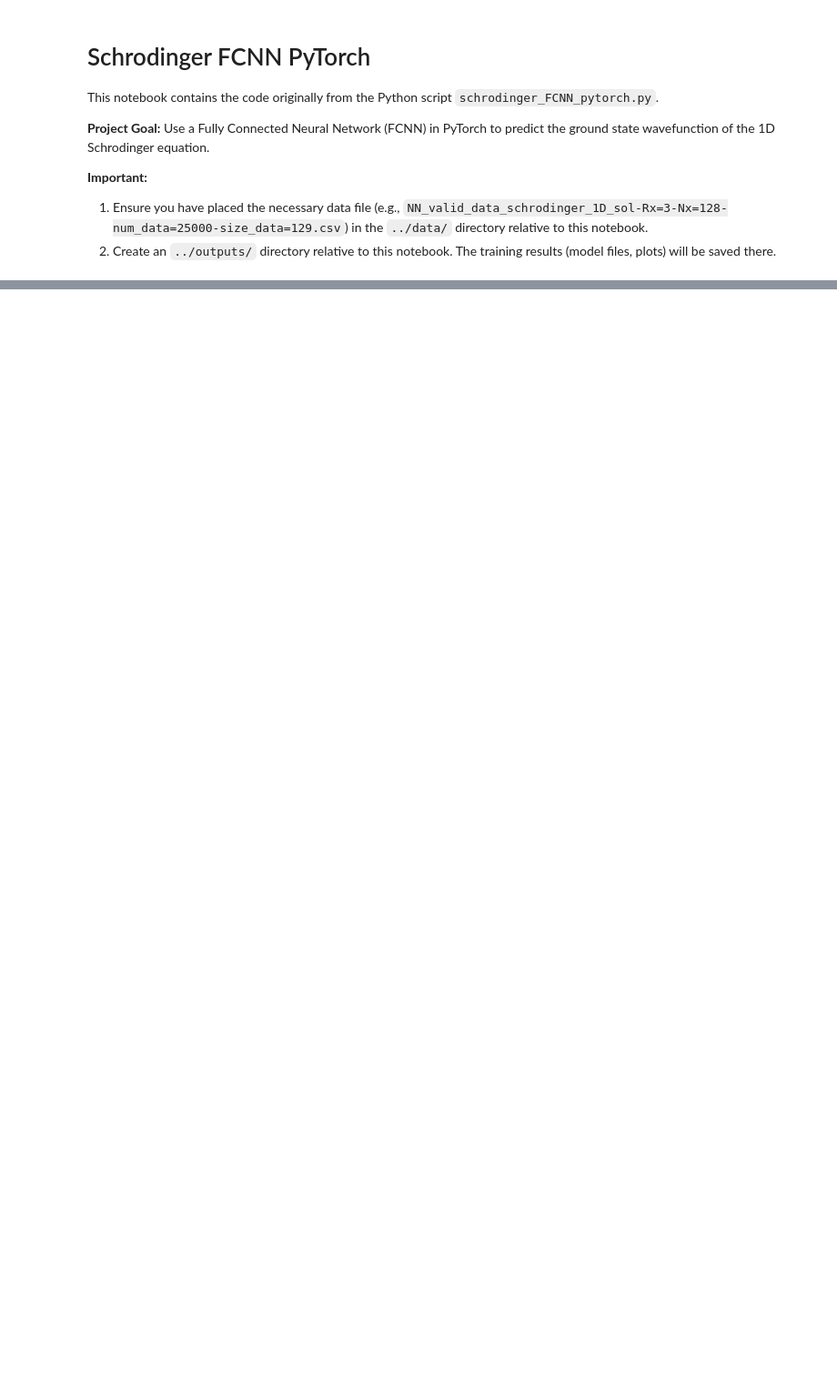
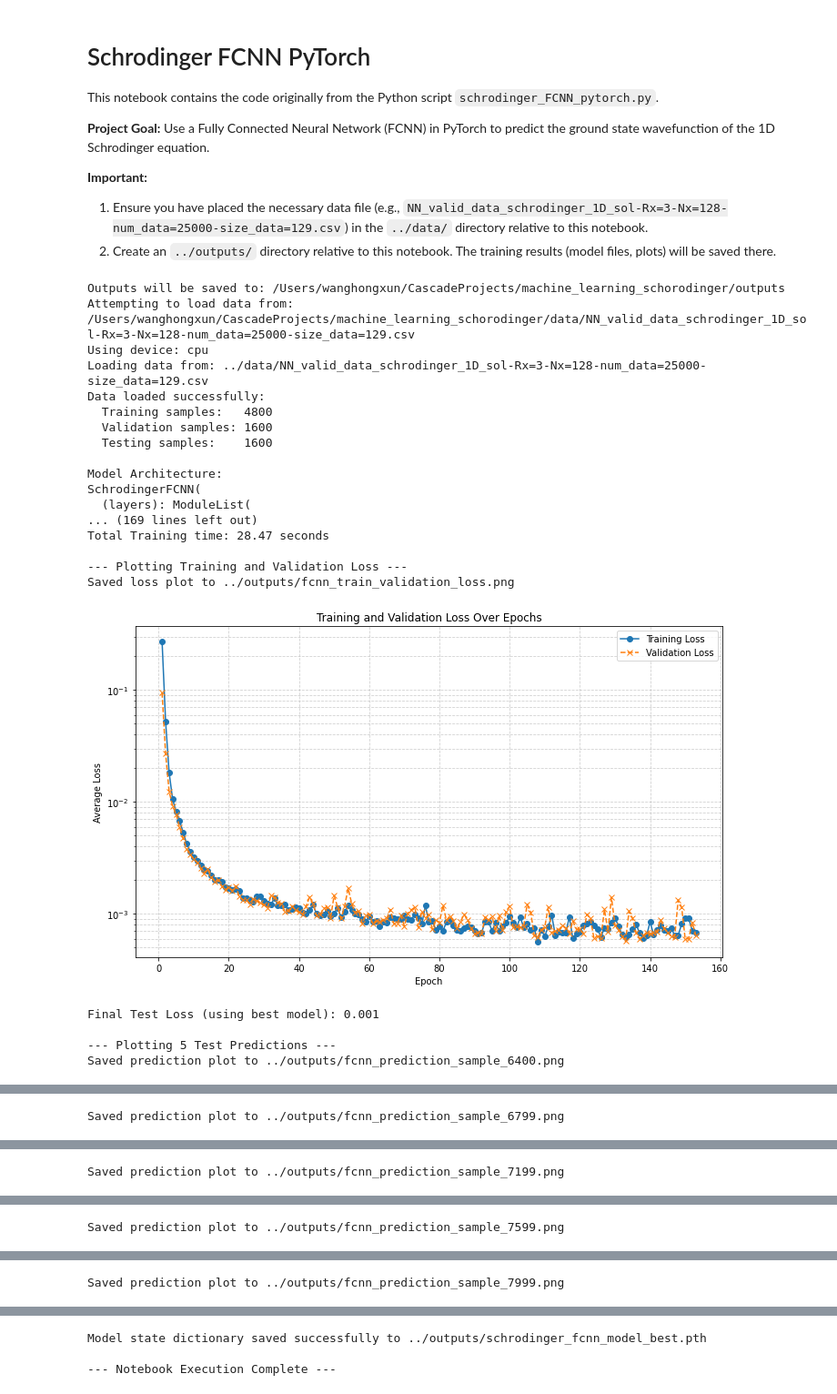
Before and after one commit to HenryWang22559/Schrodinger_NN_prediction, a Jupyter notebook: notebooks/schrodinger_FCNN.ipynb, the cells around one changed output, grey strips where cells are left out. Shown at 91% size. Cells and saved outputs as stored; diff of their text form; code cells hidden in the pictures; blank space fills up the shorter version.

Commit message:
Update Schrodinger FCNN notebook with latest outputs

```diff
--- a/notebooks/schrodinger_FCNN.ipynb
+++ b/notebooks/schrodinger_FCNN.ipynb
@@ -426,2 +456,65 @@ class SchrodingerFCNNTrainer: # Renamed from MLPTrainer
 # %%
-# --- Configuration ---\n# Adjust these parameters as needed\n\n# Data Parameters (Match your data file and desired subset)\nPARAMS = {\n    \"Rx\": 3,\n    \"Nx\": 128,\n    \"all_data\": 8000, # How many total samples to load and split\n    \"num_data_in_filename\": 25000, # Value used in the data filename string\n    \"data_path_prefix\": '../data', # Path to data directory (relative to notebook)\n    \"output_path_prefix\": '../outputs', # Path to output directory (relative to notebook)\n}\n\n# Model Hyperparameters\nMODEL_PARAMS = {\n    \"hidden_sizes\": [256, 128], # Example: two hidden layers\n}\n\n# Training Hyperparameters\nTRAIN_PARAMS = {\n    \"batch_size\": 200,\n    \"learning_rate\": 0.005, # Adjusted learning rate\n    \"epochnum\": 500,       # Increased epochs\n    \"weight_decay\": 1e-5,   # Adjusted weight decay\n    \"shuffle_each_epoch\": True,\n    \"early_stopping_patience\": 20 # Increased patience\n}\n\n# --- Execution ---\n\n# Create the trainer instance with combined parameters\ntrainer = SchrodingerFCNNTrainer(\n    **PARAMS,           # Unpack data parameters\n    **MODEL_PARAMS,     # Unpack model parameters\n    **TRAIN_PARAMS      # Unpack training parameters\n)\n\n# Start the training process\ntrainer.train()\n\nprint(\"\\n--- Notebook Execution Complete ---\")
+# --- Configuration ---
+# Adjust these parameters as needed
+
+# Data Parameters (Match your data file and desired subset)
+PARAMS = {
+    "Rx": 3,
+    "Nx": 128,
+    "all_data": 8000, # How many total samples to load and split
+    "num_data_in_filename": 25000, # Value used in the data filename string
+    "data_path_prefix": '../data', # Path to data directory (relative to notebook)
+    "output_path_prefix": '../outputs', # Path to output directory (relative to notebook)
+}
+
+# Model Hyperparameters
+MODEL_PARAMS = {
+    "hidden_sizes": [128, 128], # Example: two hidden layers
+}
+
+# Training Hyperparameters
+TRAIN_PARAMS = {
+    "batch_size": 200,
+    "learning_rate": 0.005, # Adjusted learning rate
+    "epochnum": 500,       # Increased epochs
+    "weight_decay": 1e-5,   # Adjusted weight decay
+    "shuffle_each_epoch": True,
+    "early_stopping_patience": 20 # Increased patience
+}
+
+# --- Execution ---
+
+# Create the trainer instance with combined parameters
+trainer = SchrodingerFCNNTrainer(
+    **PARAMS,           # Unpack data parameters
+    **MODEL_PARAMS,     # Unpack model parameters
+    **TRAIN_PARAMS      # Unpack training parameters
+)
+
+# Start the training process
+trainer.train()
+
+print("\n--- Notebook Execution Complete ---")
+# %% [output]
+Outputs will be saved to: /Users/wanghongxun/CascadeProjects/machine_learning_schorodinger/outputs
+Attempting to load data from: /Users/wanghongxun/CascadeProjects/machine_learning_schorodinger/data/NN_valid_data_schrodinger_1D_sol-Rx=3-Nx=128-num_data=25000-size_data=129.csv
+Using device: cpu
+Loading data from: ../data/NN_valid_data_schrodinger_1D_sol-Rx=3-Nx=128-num_data=25000-size_data=129.csv
+Data loaded successfully:
+  Training samples:   4800
+  Validation samples: 1600
+  Testing samples:    1600
+
+Model Architecture:
+SchrodingerFCNN(
+  (layers): ModuleList(
+... (169 lines left out)
+Total Training time: 28.47 seconds
+
+--- Plotting Training and Validation Loss ---
+Saved loss plot to ../outputs/fcnn_train_validation_loss.png
+[figure, added]
+Final Test Loss (using best model): 0.001
+
+--- Plotting 5 Test Predictions ---
+Saved prediction plot to ../outputs/fcnn_prediction_sample_6400.png
@@ -427,0 +522 @@ class SchrodingerFCNNTrainer: # Renamed from MLPTrainer
+Saved prediction plot to ../outputs/fcnn_prediction_sample_6799.png
@@ -427,0 +524 @@ class SchrodingerFCNNTrainer: # Renamed from MLPTrainer
+Saved prediction plot to ../outputs/fcnn_prediction_sample_7199.png
@@ -427,0 +526 @@ class SchrodingerFCNNTrainer: # Renamed from MLPTrainer
+Saved prediction plot to ../outputs/fcnn_prediction_sample_7599.png
@@ -427,0 +528 @@ class SchrodingerFCNNTrainer: # Renamed from MLPTrainer
+Saved prediction plot to ../outputs/fcnn_prediction_sample_7999.png
@@ -427,0 +530,3 @@ class SchrodingerFCNNTrainer: # Renamed from MLPTrainer
+Model state dictionary saved successfully to ../outputs/schrodinger_fcnn_model_best.pth
+
+--- Notebook Execution Complete ---
```
Also changed, not shown: parts of 2 cells of this notebook.
